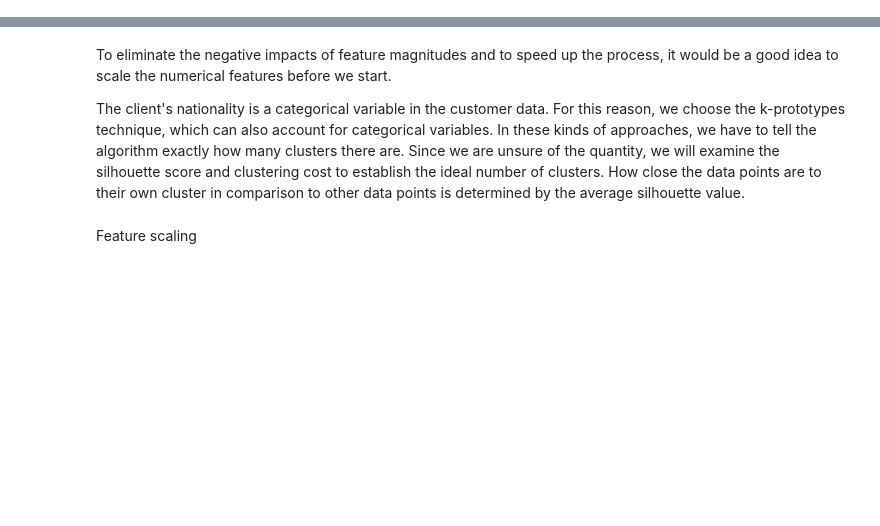
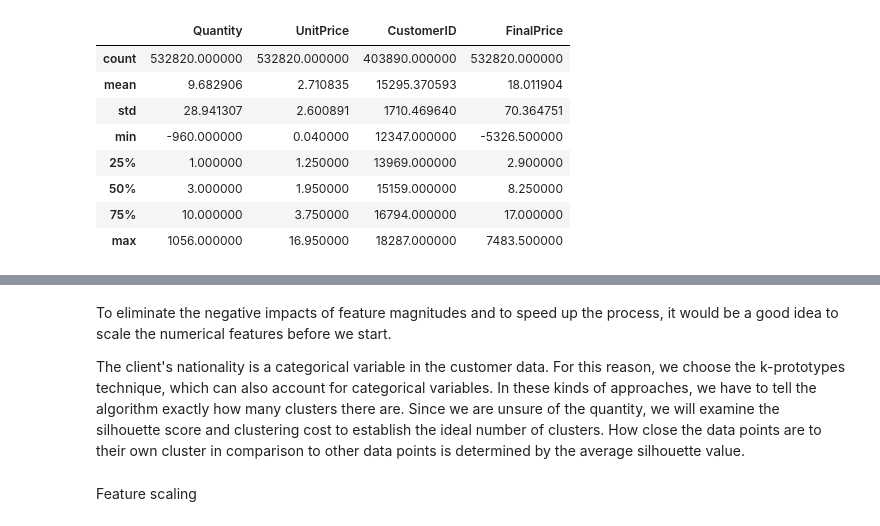
Before and after one commit to MeeraTresa/Team13_CMPE255, a Jupyter notebook: Clustering and Association Analysis.ipynb, the cells around one changed output, grey strips where cells are left out. Drawn from its saved outputs; the diff is of its cells as text; code cells hidden in the pictures; blank space fills up the shorter version.

```diff
--- a/Clustering and Association Analysis.ipynb
+++ b/Clustering and Association Analysis.ipynb
@@ -45,0 +66,12 @@ data.head()
+# %%
+data.describe()
+# %% [output]
+|  | Quantity | UnitPrice | CustomerID | FinalPrice |
+| count | 532820.000000 | 532820.000000 | 403890.000000 | 532820.000000 |
+| mean | 9.682906 | 2.710835 | 15295.370593 | 18.011904 |
+| std | 28.941307 | 2.600891 | 1710.469640 | 70.364751 |
+| min | -960.000000 | 0.040000 | 12347.000000 | -5326.500000 |
+| 25% | 1.000000 | 1.250000 | 13969.000000 | 2.900000 |
+| 50% | 3.000000 | 1.950000 | 15159.000000 | 8.250000 |
+| 75% | 10.000000 | 3.750000 | 16794.000000 | 17.000000 |
+| max | 1056.000000 | 16.950000 | 18287.000000 | 7483.500000 |
```
Also changed, not shown: parts of 7 cells of this notebook, 1 other file.
